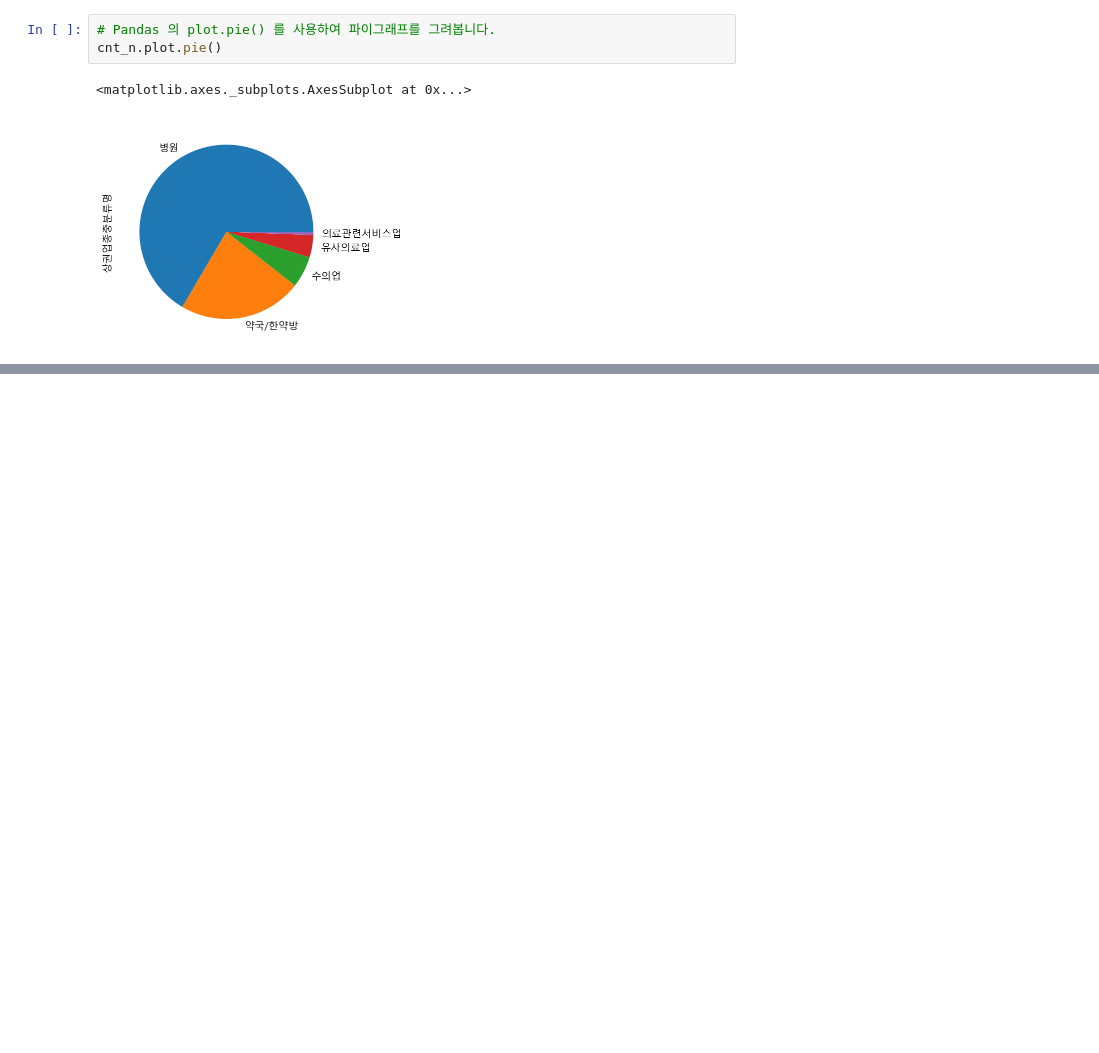
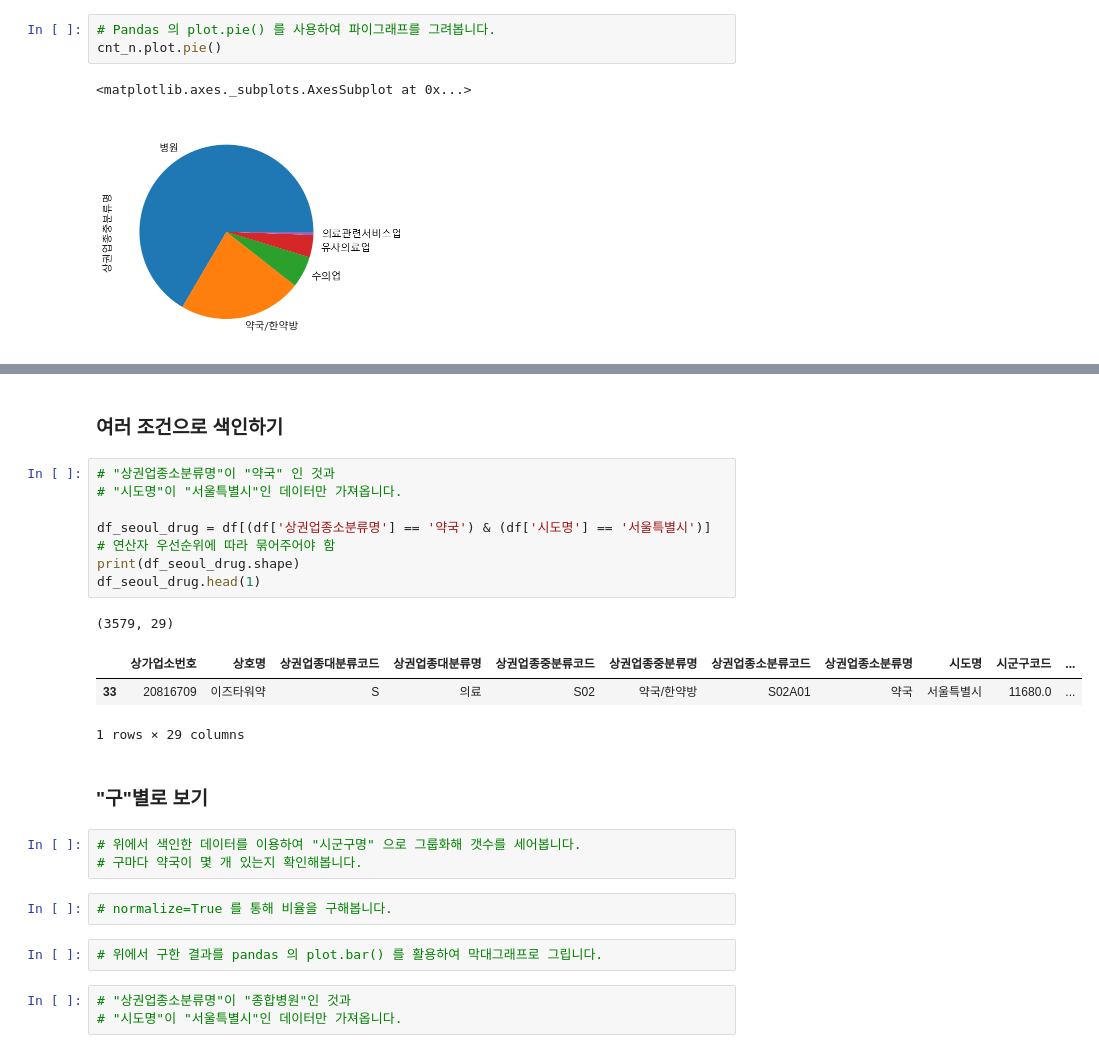
Before and after one commit to ghleex/TIL, a Jupyter notebook: 07_data_science/01_starts_ds_w_python/02_hospital_in_seoul/01_공공데이터_상권정보_분석.ipynb, the cells around one changed output, grey strips where cells are left out. Drawn from its saved outputs; the diff is of its cells as text; blank space fills up the shorter version.

```diff
--- a/07_data_science/01_starts_ds_w_python/02_hospital_in_seoul/01_공공데이터_상권정보_분석.ipynb
+++ b/07_data_science/01_starts_ds_w_python/02_hospital_in_seoul/01_공공데이터_상권정보_분석.ipynb
@@ -535,0 +606,27 @@ s.plot.barh(figsize=(7, 8), grid=True)
+# %% [markdown]
+### 여러 조건으로 색인하기
+# %%
+# "상권업종소분류명"이 "약국" 인 것과
+# "시도명"이 "서울특별시"인 데이터만 가져옵니다.
+
+df_seoul_drug = df[(df['상권업종소분류명'] == '약국') & (df['시도명'] == '서울특별시')]
+# 연산자 우선순위에 따라 묶어주어야 함
+print(df_seoul_drug.shape)
+df_seoul_drug.head(1)
+# %% [output]
+(3579, 29)
+|  | 상가업소번호 | 상호명 | 상권업종대분류코드 | 상권업종대분류명 | 상권업종중분류코드 | 상권업종중분류명 | 상권업종소분류코드 | 상권업종소분류명 | 시도명 | 시군구코드 | ... |
+| 33 | 20816709 | 이즈타워약 | S | 의료 | S02 | 약국/한약방 | S02A01 | 약국 | 서울특별시 | 11680.0 | ... |
+1 rows × 29 columns
+# %% [markdown]
+### "구"별로 보기
+# %%
+# 위에서 색인한 데이터를 이용하여 "시군구명" 으로 그룹화해 갯수를 세어봅니다.
+# 구마다 약국이 몇 개 있는지 확인해봅니다.
+# %%
+# normalize=True 를 통해 비율을 구해봅니다.
+# %%
+# 위에서 구한 결과를 pandas 의 plot.bar() 를 활용하여 막대그래프로 그립니다.
+# %%
+# "상권업종소분류명"이 "종합병원"인 것과
+# "시도명"이 "서울특별시"인 데이터만 가져옵니다.
```
Also changed, not shown: parts of 12 cells of this notebook.
